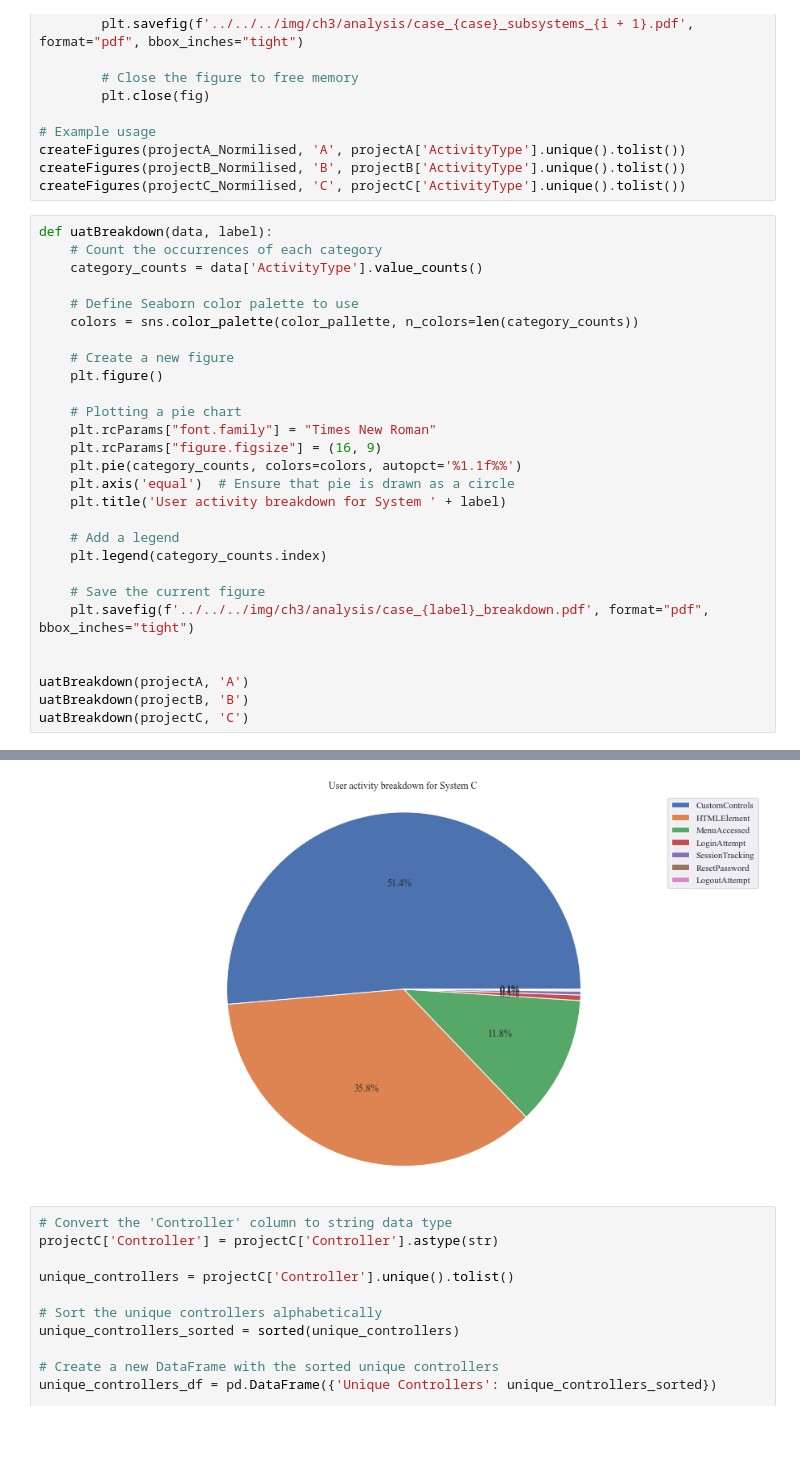
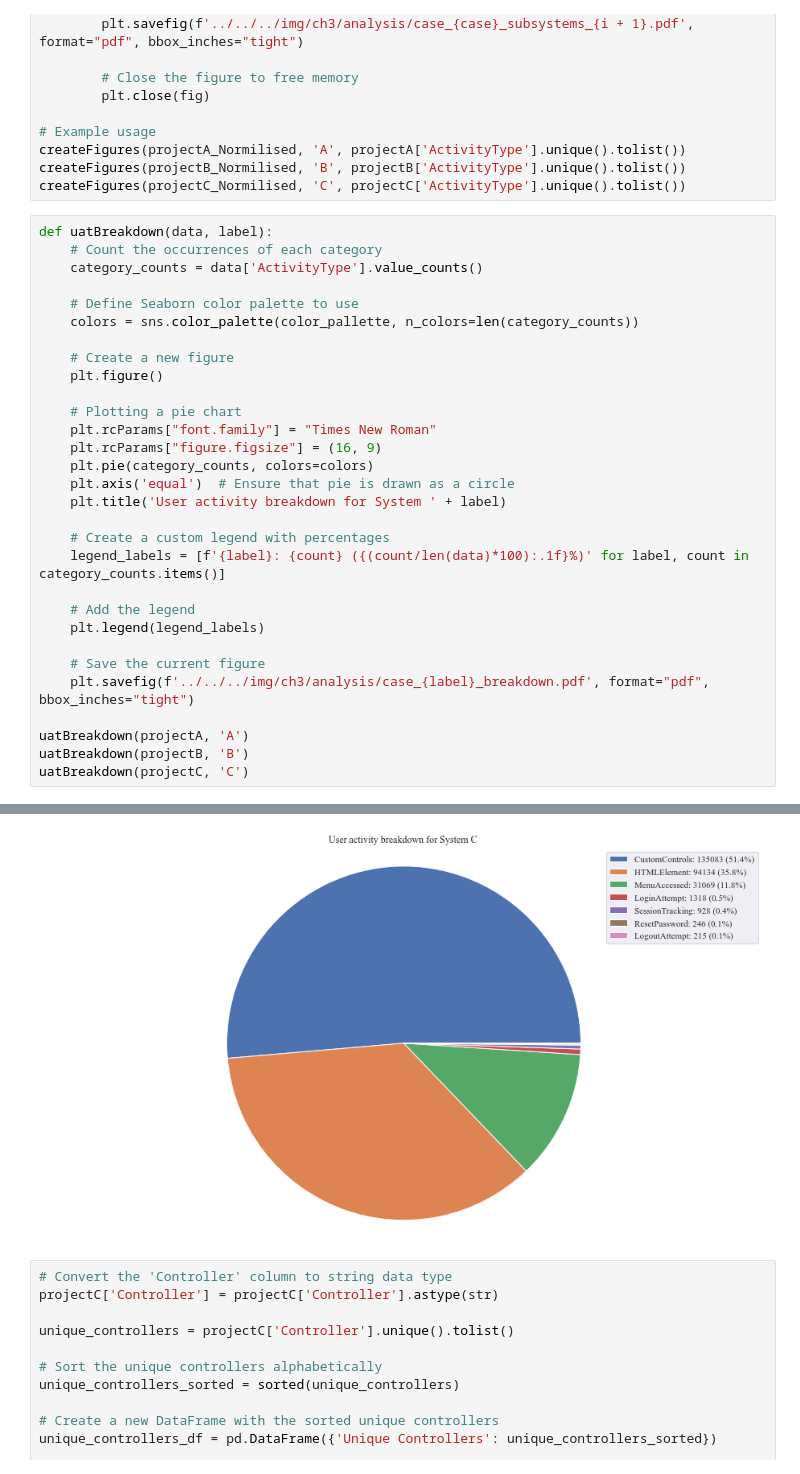
Before and after one commit to CorrieScheepers/Masters, a Jupyter notebook: src/Ch3/log_analysis/uat_analysis.ipynb, the cells around one changed output, grey strips where cells are left out. Saved outputs shown, nothing was run; the diff lists cells and outputs as text; blank space fills up the shorter version.

```diff
--- a/src/Ch3/log_analysis/uat_analysis.ipynb
+++ b/src/Ch3/log_analysis/uat_analysis.ipynb
@@ -313,17 +313,19 @@ def uatBreakdown(data, label):
     # Plotting a pie chart
     plt.rcParams["font.family"] = "Times New Roman"
     plt.rcParams["figure.figsize"] = (16, 9)
-    plt.pie(category_counts, colors=colors, autopct='%1.1f%%')
+    plt.pie(category_counts, colors=colors)
     plt.axis('equal')  # Ensure that pie is drawn as a circle
     plt.title('User activity breakdown for System ' + label)
 
-    # Add a legend
-    plt.legend(category_counts.index)
+    # Create a custom legend with percentages
+    legend_labels = [f'{label}: {count} ({(count/len(data)*100):.1f}%)' for label, count in category_counts.items()]
+
+    # Add the legend
+    plt.legend(legend_labels)
 
     # Save the current figure
     plt.savefig(f'../../../img/ch3/analysis/case_{label}_breakdown.pdf', format="pdf", bbox_inches="tight")
 
-
 uatBreakdown(projectA, 'A')
 uatBreakdown(projectB, 'B')
 uatBreakdown(projectC, 'C')
@@ -333,4 +335,4 @@ uatBreakdown(projectC, 'C')
-[figure, old version]
+[figure, new version]
 # %%
 # Convert the 'Controller' column to string data type
 projectC['Controller'] = projectC['Controller'].astype(str)
```
Also changed, not shown: parts of 1 cell of this notebook, 6 other files.
